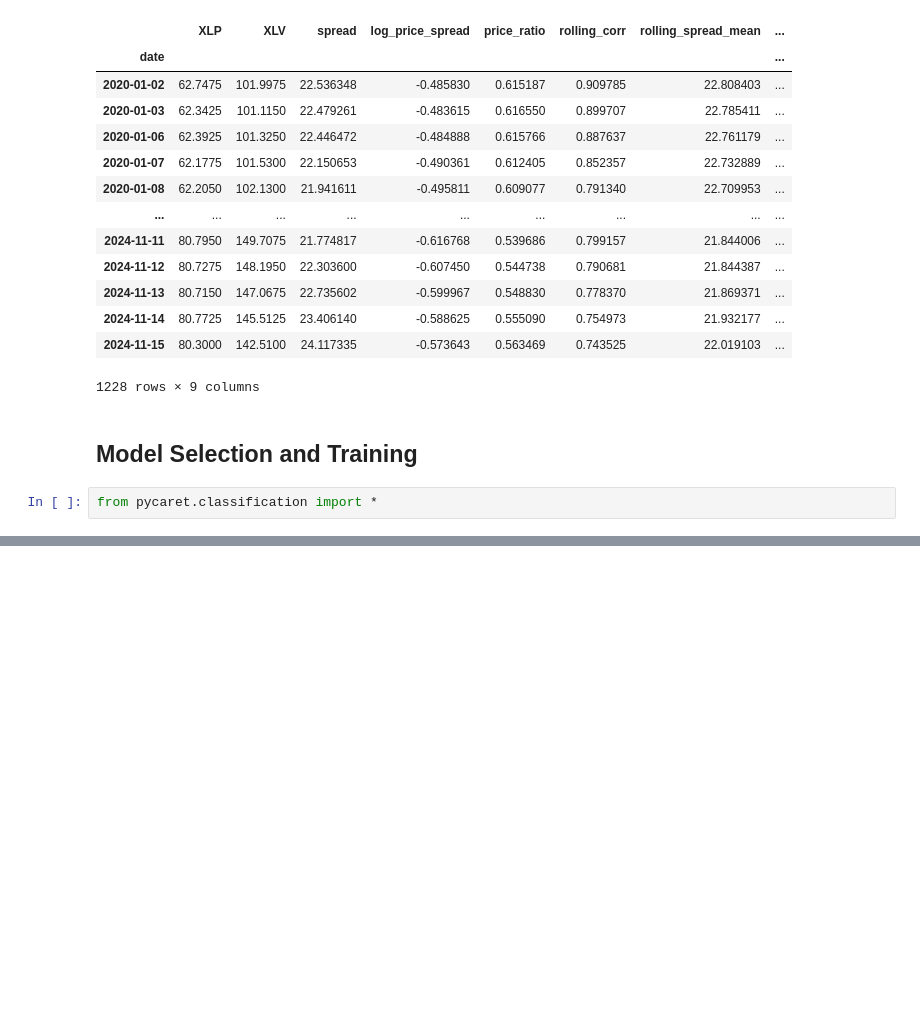
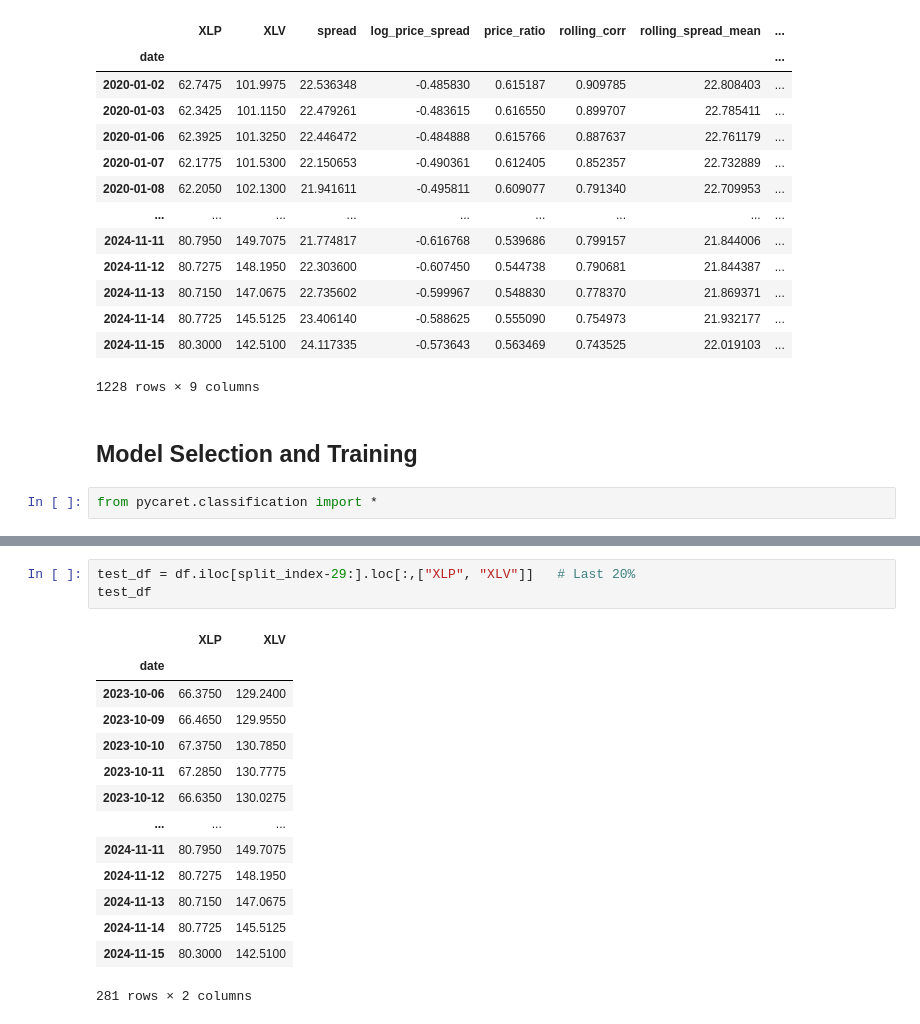
Before and after one commit to nilesh-mukherji/pair_trading_classifier, a Jupyter notebook: ML2_Pairs_trading.ipynb, the cells around one changed output, grey strips where cells are left out. Cells and saved outputs as stored; diff of their text form; blank space fills up the shorter version.

```diff
--- a/ML2_Pairs_trading.ipynb
+++ b/ML2_Pairs_trading.ipynb
@@ -475,0 +516,18 @@ temp = features_df[["XLP", "XLV"]].iloc[-29:]
+# %%
+test_df = df.iloc[split_index-29:].loc[:,["XLP", "XLV"]]   # Last 20%
+test_df
+# %% [output]
+|  | XLP | XLV |
+| date |  |  |
+| 2023-10-06 | 66.3750 | 129.2400 |
+| 2023-10-09 | 66.4650 | 129.9550 |
+| 2023-10-10 | 67.3750 | 130.7850 |
+| 2023-10-11 | 67.2850 | 130.7775 |
+| 2023-10-12 | 66.6350 | 130.0275 |
+| ... | ... | ... |
+| 2024-11-11 | 80.7950 | 149.7075 |
+| 2024-11-12 | 80.7275 | 148.1950 |
+| 2024-11-13 | 80.7150 | 147.0675 |
+| 2024-11-14 | 80.7725 | 145.5125 |
+| 2024-11-15 | 80.3000 | 142.5100 |
+281 rows × 2 columns
```
Also changed, not shown: parts of 20 cells of this notebook.
